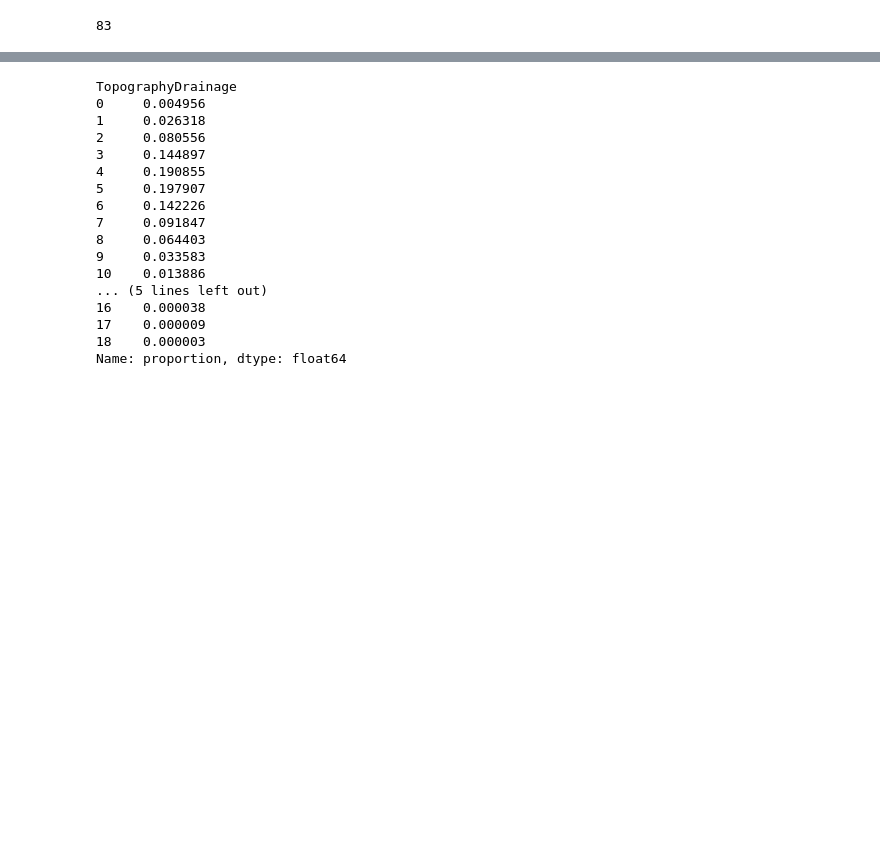
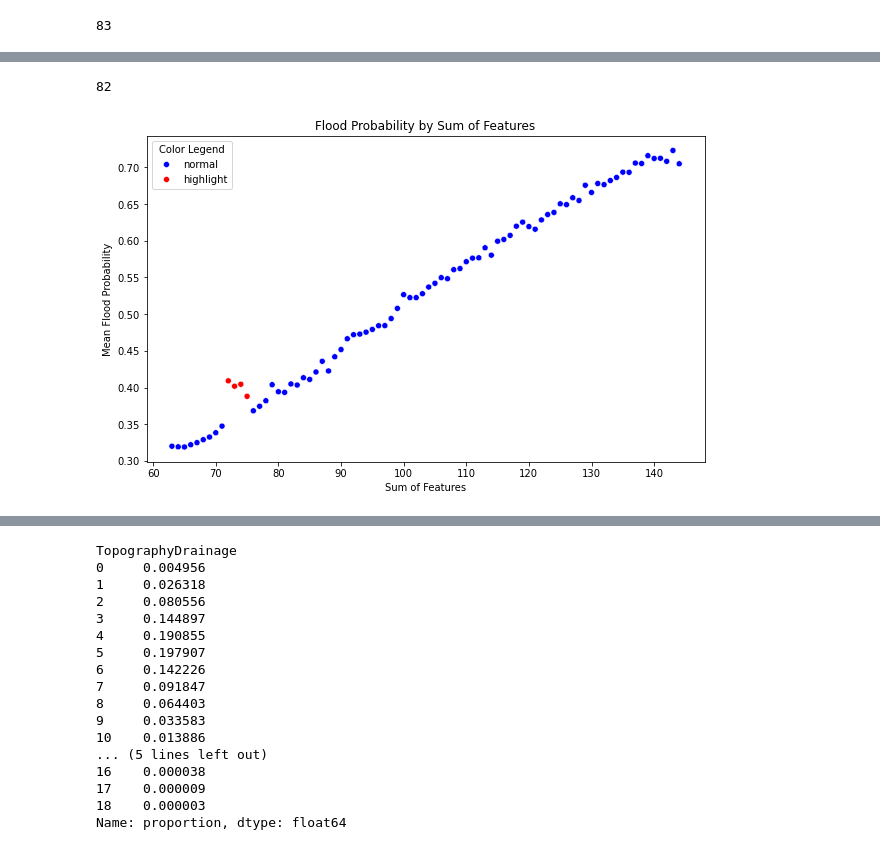
Before and after one commit to bk-anupam/KaggleChallenges, a Jupyter notebook: TABULAR/FLOOD_PREDICTION/flood_pred_eda.ipynb, the cells around one changed output, grey strips where cells are left out. Saved outputs shown, nothing was run; the diff lists cells and outputs as text; code cells hidden in the pictures; blank space fills up the shorter version.

```diff
--- a/TABULAR/FLOOD_PREDICTION/flood_pred_eda.ipynb
+++ b/TABULAR/FLOOD_PREDICTION/flood_pred_eda.ipynb
@@ -121,0 +122,24 @@ plt.show()
+# %%
+df_train['fsum'] = df_train[feature_cols].sum(axis=1)
+# %%
+df_train.fsum.nunique()
+# %% [output]
+82
+# %%
+fp_bysum = df_train.FloodProbability.groupby(df_train.fsum).mean()
+# Convert the Series to a DataFrame for easier plotting
+fp_bysum_df = fp_bysum.reset_index()
+fp_bysum_df.columns = ['fsum', 'mean_flood_probability']
+# Create a new column to specify the color
+fp_bysum_df['color'] = ['highlight' if 72 <= x <= 75 else 'normal' for x in fp_bysum_df['fsum']]
+
+# Plot the scatterplot using seaborn
+plt.figure(figsize=(10, 6))
+sns.scatterplot(x='fsum', y='mean_flood_probability', hue='color', data=fp_bysum_df, palette={'highlight': 'red', 'normal': 'blue'})
+plt.title('Flood Probability by Sum of Features')
+plt.xlabel('Sum of Features')
+plt.ylabel('Mean Flood Probability')
+plt.legend(title='Color Legend')
+plt.show()
+# %% [output]
+[figure, added]
```
Also changed, not shown: parts of 4 cells of this notebook, 1 other file.
